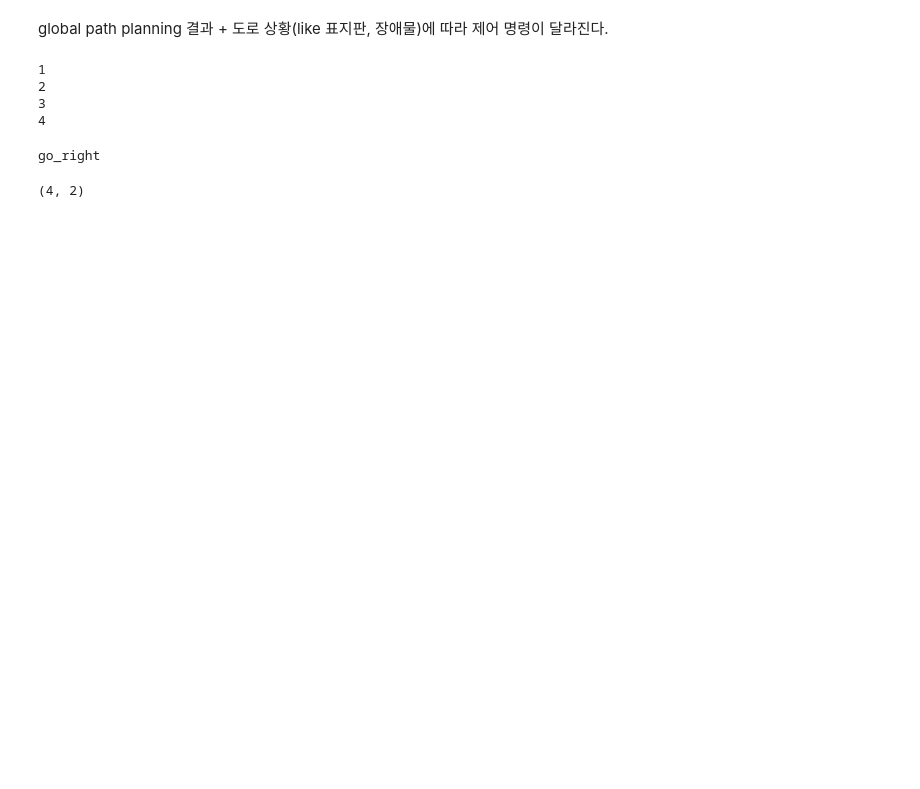
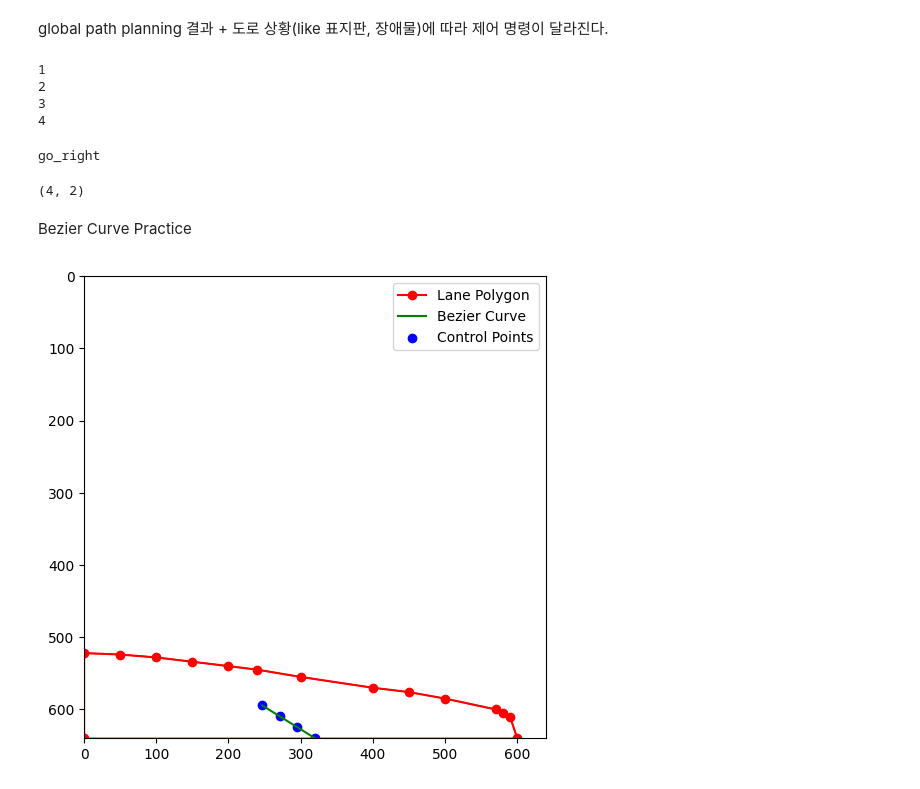
Before and after one commit to yunminseop/ROS2, a Jupyter notebook: test.ipynb, the cells around one changed output. Cells and saved outputs as stored; diff of their text form; code cells hidden in the pictures; blank space fills up the shorter version.

```diff
--- a/test.ipynb
+++ b/test.ipynb
@@ -69,3 +66,81 @@ match destination:
 print(masks[0].shape)
 # %% [output]
 (4, 2)
+# %% [markdown]
+Bezier Curve Practice
+# %%
+import numpy as np
+import scipy.special
+
+def bernstein_poly(i, n, t):
+    """ 번스타인 다항식을 계산 """
+    return scipy.special.comb(n, i) * (t**i) * ((1 - t)**(n - i))
+
+def bezier_curve(control_points, num_points=100):
+    """ 주어진 제어점들로 베지어 곡선을 생성 """
+    n = len(control_points) - 1
+    t = np.linspace(0, 1, num_points)
+    curve = np.zeros((num_points, 2))
+
+    for i in range(n + 1):
+        curve += np.outer(bernstein_poly(i, n, t), control_points[i])
+
+    return curve
+# %%
+def get_centroid(polygon):
+        area = 0
+        centroid_x = 0
+        centroid_y = 0
+        n = len(polygon)
+
+        for i in range(n):
+            j = (i + 1) % n
+            factor = polygon[i][0] * polygon[j][1] - polygon[j][0] * polygon[i][1]
+            area += factor
+            centroid_x += (polygon[i][0] + polygon[j][0]) * factor
+            centroid_y += (polygon[i][1] + polygon[j][1]) * factor
+        area /= 2.0
+        if area != 0:
+            centroid_x /= (6 * area)
+            centroid_y /= (6 * area)
+        return (centroid_x, centroid_y)
+
+# 예제: 모델이 예측한 차로의 polygon 좌표
+lane_polygon = np.array([[0, 640], [0, 522], [50, 524], [100, 528], [150, 534],[200, 540], [240, 545], [300, 555], [400, 570], [450, 576], [500, 585], [570, 600], [580, 605], [590, 610], [600, 640]])  # 예제 좌표
+
+# 무게중심 계산
+centroid = get_centroid(lane_polygon)
+
+# 차량 현재 위치 (예제)
+car_position = (320, 640)
+
+# 중간 제어점 추가 (차량 앞쪽 20픽셀 위치)
+mid_control1 = (car_position[0]-(car_position[0] - centroid[0]) / 3, 640 - ((car_position[1] - centroid[1]) / 3))
+mid_control2 = (car_position[0]-(car_position[0] - centroid[0]) * 2 / 3, 640- ((car_position[1] - centroid[1]) * 2 / 3))
+
+
+control_points = np.array([car_position, mid_control1, mid_control2, centroid])
+bezier_path = bezier_curve(control_points)
+
+fig, ax = plt.subplots(figsize=(6, 6))
+
+polygon = Polygon(lane_polygon, closed=True, edgecolor='r', facecolor='none', linewidth=1)
+ax.add_patch(polygon)
+
+ax.set_xlim(0, 640)
+ax.set_ylim(0, 640)
+ax.set_aspect('equal')
+ax.set_facecolor('white')
+ax.invert_yaxis()
+ax.plot(*zip(*lane_polygon), 'ro-', label="Lane Polygon")
+
+# 베지어 곡선 경로
+ax.plot(bezier_path[:, 0], bezier_path[:, 1], 'g-', label="Bezier Curve")
+
+# 제어점 표시
+ax.scatter(*zip(*control_points), color='blue', label="Control Points")
+
+ax.legend()
+plt.show()
+# %% [output]
+[figure, added]
```
Also changed, not shown: parts of 6 cells of this notebook, 1 other file.
